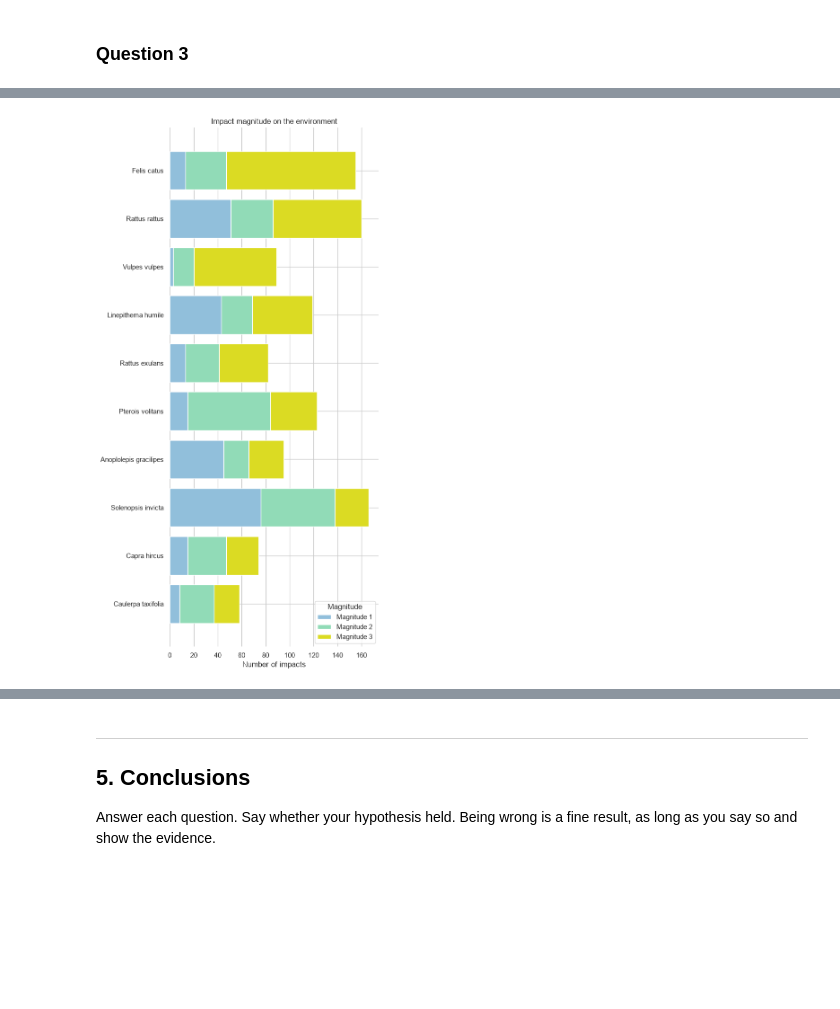
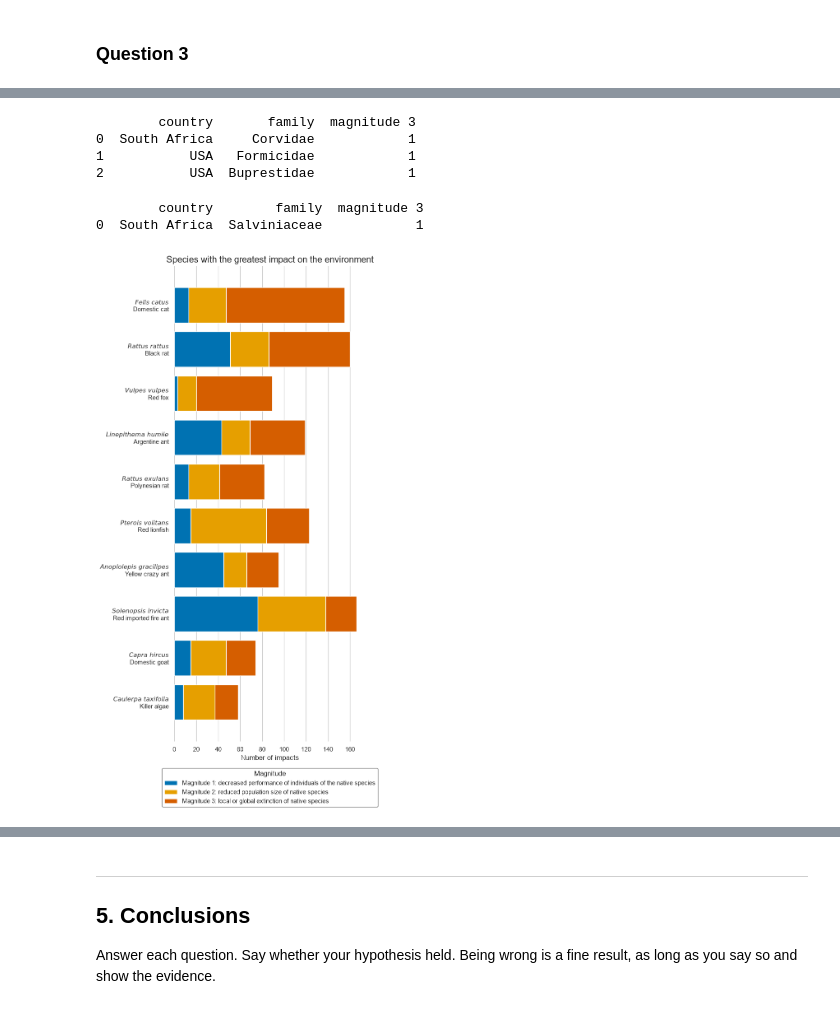
Before and after one commit to zoedoucet/project-1-eda-sql, a Jupyter notebook: notebooks/03_hypothesis_and_visualization.ipynb, the cells around one changed output, grey strips where cells are left out. Saved outputs shown, nothing was run; the diff lists cells and outputs as text; code cells hidden in the pictures; blank space fills up the shorter version.

```diff
--- a/notebooks/03_hypothesis_and_visualization.ipynb
+++ b/notebooks/03_hypothesis_and_visualization.ipynb
@@ -371,36 +440,80 @@ plt.show()
+# %%
+# top three taxa with the greatets impact on human activities form the Animalia kingdom in the top five most affected countries
+top3_q3h3_1 = (q3h3_2
+    .sort_values(["country", "magnitude 3"], ascending=[True, False])
+    .groupby("country")
+    .head(3))
+print(top3_q3h3_1)
+# %% [output]
+        country       family  magnitude 3
+0  South Africa     Corvidae            1
+1           USA   Formicidae            1
+2           USA  Buprestidae            1
+# %%
+# top three taxa with the greatets impact on human activities form the Plantae kingdom in the top five most affected countries
+top3_q3h3_1 = (q3h4_2
+    .sort_values(["country", "magnitude 3"], ascending=[True, False])
+    .groupby("country")
+    .head(3))
+print(top3_q3h3_1)
+# %% [output]
+        country        family  magnitude 3
+0  South Africa  Salviniaceae            1
 # %%
+latin_names_q3h5_1 = ["Felis catus","Rattus rattus","Vulpes vulpes","Linepithema humile",
+                      "Rattus exulans","Pterois volitans","Anoplolepis gracilipes","Solenopsis invicta",
+                      "Capra hircus","Caulerpa taxifolia"]
+common_names_q3h5_1 = ["Domestic cat","Black rat","Red fox","Argentine ant","Polynesian rat",
+                       "Red lionfish","Yellow crazy ant","Red imported fire ant","Domestic goat","Killer algae"]
+
+labels_q3h5_1 = [
+    rf"$\it{{{latin.replace(' ', '\ ')}}}$" + f"\n{name}"
+    for latin, name in zip(latin_names_q3h5_1, common_names_q3h5_1)]
+
 sns.set_theme(style="whitegrid")
 
 # Initialize the matplotlib figure
-f, ax = plt.subplots(figsize=(6, 15))
+f, ax_q3h5_1 = plt.subplots(figsize=(6, 15))
 
-ax.barh(
+ax_q3h5_1.barh(
     q3h5_1["species"],
     q3h5_1["magnitude 1"],
-    label = "Magnitude 1",
-    color = "#91bfdb")
-ax.barh(
+    label = "Magnitude 1: decreased performance of individuals of the native species",
+    color = "#0072B2")
+ax_q3h5_1.barh(
     q3h5_1["species"],
     q3h5_1["magnitude 2"],
     left=q3h5_1["magnitude 1"],
-    label = "Magnitude 2",
-    color = "#91dbb7")
-ax.barh(
+    label = "Magnitude 2: reduced population size of native species",
+    color = "#E69F00")
+ax_q3h5_1.barh(
     q3h5_1["species"],
     q3h5_1["magnitude 3"],
     left=q3h5_1["magnitude 1"] + q3h5_1["magnitude 2"],
-    label = "Magnitude 3",
-    color = "#dbdb23")
+    label = "Magnitude 3: local or global extinction of native species",
+    color = "#D55E00")
 
-ax.set_xlabel("Number of impacts")
-ax.set_ylabel("")
-ax.set_title("Impact magnitude on the environment")
+ax_q3h5_1.set_xlabel("Number of impacts")
+ax_q3h5_1.set_ylabel("")
+ax_q3h5_1.set_yticklabels(labels_q3h5_1)
+ax_q3h5_1.set_title("Species with the greatest impact on the environment", fontsize=16)
 
-ax.legend(title="Magnitude")
-ax.invert_yaxis()
+ax_q3h5_1.legend(
+    title="Magnitude",
+    loc="upper center",
+    bbox_to_anchor=(0.5, -0.05),
+    ncol=1,
+    frameon=True,
+    fancybox=True,
+    framealpha=1,
+    edgecolor="grey",
+    facecolor="white")
+
+ax_q3h5_1.invert_yaxis()
+ax_q3h5_1.grid(axis="y", visible=False)
 
 sns.despine(left=True, bottom=True)
 
 plt.show()
 # %% [output]
-[figure, old version]
+[figure, new version]
```
Also changed, not shown: parts of 12 cells of this notebook.
